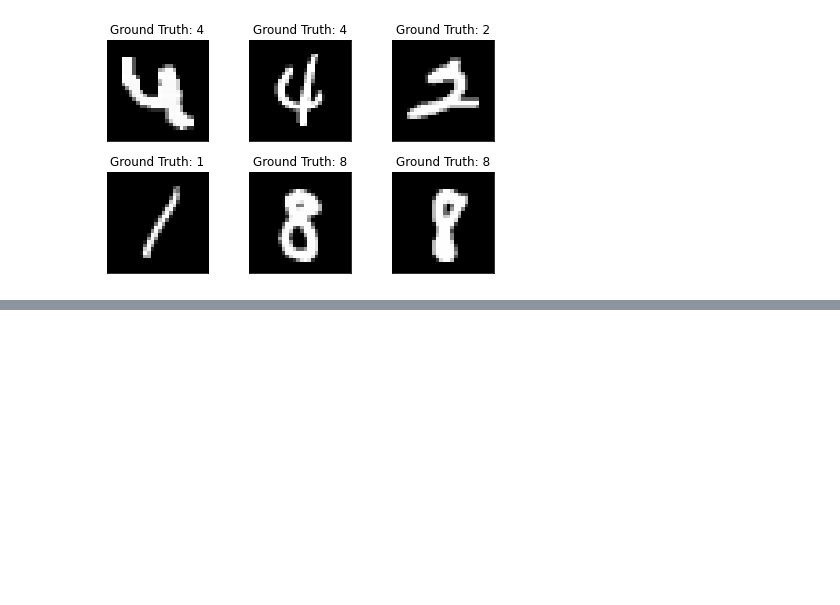
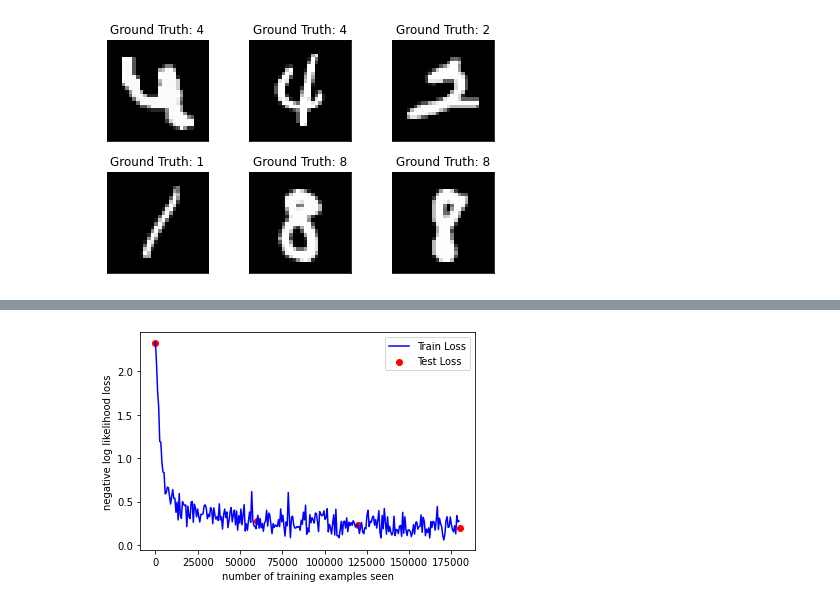
Before and after one commit to Jimedem97/KI, a Jupyter notebook: Übung 1/Uebung1.ipynb, the cells around one changed output, grey strips where cells are left out. Drawn from its saved outputs; the diff is of its cells as text; code cells hidden in the pictures; blank space fills up the shorter version.

```diff
--- a/Übung 1/Uebung1.ipynb
+++ b/Übung 1/Uebung1.ipynb
@@ -136,16 +165,3 @@ def testCuda():
   print('\nTest set: Avg. loss: {:.4f}, Accuracy: {}/{} ({:.0f}%)\n'.format(
     test_loss, correct, len(test_loader.dataset),
     100. * correct / len(test_loader.dataset)))
-# %%
-import time
-train_losses = []
-train_counter = []
-test_losses = []
-test_counter = [i*len(train_loader.dataset) for i in range(n_epochs + 1)]
-start = time.time()
-testCuda()
-for epoch in range(1, n_epochs + 1):
-  trainCuda(epoch)
-  testCuda()
-end = time.time()
-print("Cudatime: " + str(end - start))
@@ -180,0 +258,30 @@ fig
+# %%
+def evalNormalCuda(sizeH):
+    if os.path.exists("model.pth"):
+        os.remove("model.pth")
+    if os.path.exists("optimizer.pth"):
+        os.remove("optimizer.pth")
+    model = TwoLayerNet(D_in, sizeH, D_out).cuda()
+    optimizer = optim.SGD(model.parameters(), lr=learning_rate,
+                      momentum=momentum)
+    train_losses = []
+    train_counter = []
+    test_losses = []
+    test_counter = [i*len(train_loader.dataset) for i in range(n_epochs + 1)]
+    start = time.time()
+    testCuda(model, test_losses)
+    for epoch in range(1, n_epochs + 1):
+        trainCuda(epoch, model, optimizer, train_losses, train_counter)
+        testCuda(model, test_losses)
+    end = time.time()
+    print("Normal time cuda: " + str(end - start))
+    fig = plt.figure()
+    plt.plot(train_counter, train_losses, color='blue')
+    plt.scatter(test_counter, test_losses, color='red')
+    plt.legend(['Train Loss', 'Test Loss'], loc='upper right')
+    plt.xlabel('number of training examples seen')
+    plt.ylabel('negative log likelihood loss')
+    fig
+# %%
+evalNormalCuda(50)
+# %% [output]
@@ -180,0 +305 @@ fig
+[figure, added]
```
Also changed, not shown: parts of 24 cells of this notebook, 2 other files.
